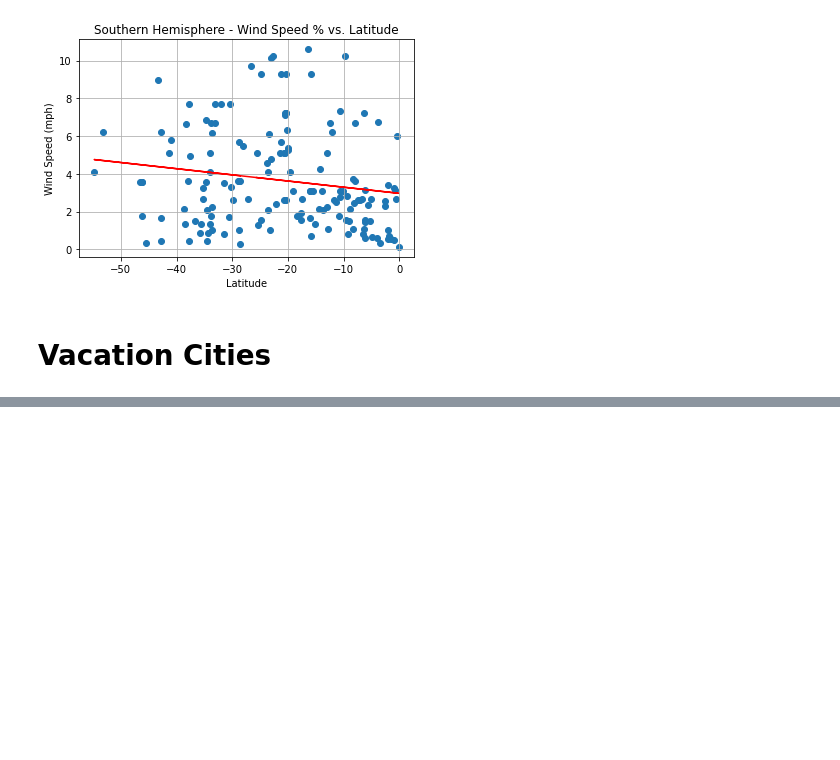
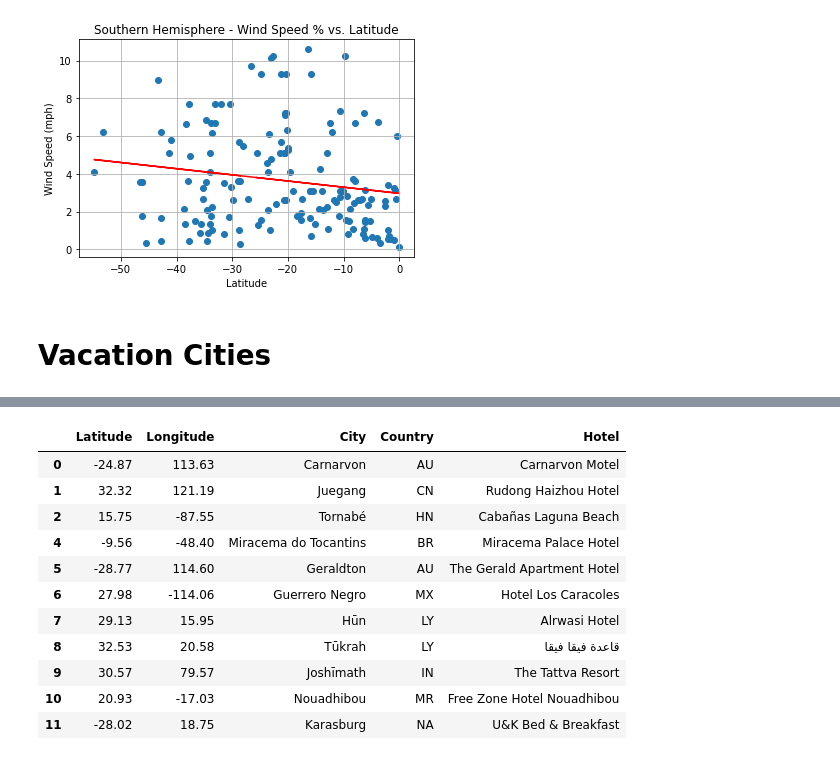
Before and after one commit to LenSin3/python-api-challenge, a Jupyter notebook: WeatherPy/new_weather.ipynb, the cells around one changed output, grey strips where cells are left out. Cells and saved outputs as stored; diff of their text form; code cells hidden in the pictures; blank space fills up the shorter version.

```diff
--- a/WeatherPy/new_weather.ipynb
+++ b/WeatherPy/new_weather.ipynb
@@ -514,0 +631,15 @@ for hotel_city in hotel_cities:
+# %%
+hotel_loc
+# %% [output]
+|  | Latitude | Longitude | City | Country | Hotel |
+| 0 | -24.87 | 113.63 | Carnarvon | AU | Carnarvon Motel |
+| 1 | 32.32 | 121.19 | Juegang | CN | Rudong Haizhou Hotel |
+| 2 | 15.75 | -87.55 | Tornabé | HN | Cabañas Laguna Beach |
+| 4 | -9.56 | -48.40 | Miracema do Tocantins | BR | Miracema Palace Hotel |
+| 5 | -28.77 | 114.60 | Geraldton | AU | The Gerald Apartment Hotel |
+| 6 | 27.98 | -114.06 | Guerrero Negro | MX | Hotel Los Caracoles |
+| 7 | 29.13 | 15.95 | Hūn | LY | Alrwasi Hotel |
+| 8 | 32.53 | 20.58 | Tūkrah | LY | قاعدة فيقا فيقا |
+| 9 | 30.57 | 79.57 | Joshīmath | IN | The Tattva Resort |
+| 10 | 20.93 | -17.03 | Nouadhibou | MR | Free Zone Hotel Nouadhibou |
+| 11 | -28.02 | 18.75 | Karasburg | NA | U&K Bed & Breakfast |
```
Also changed, not shown: parts of 9 cells of this notebook.
